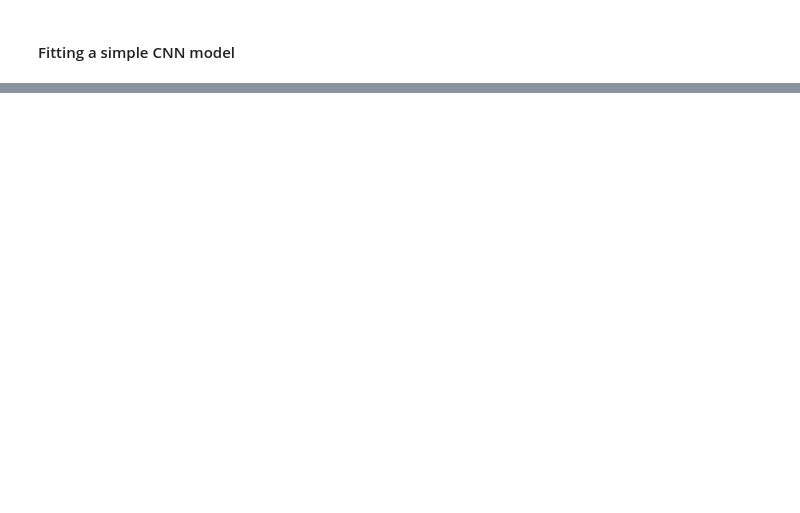
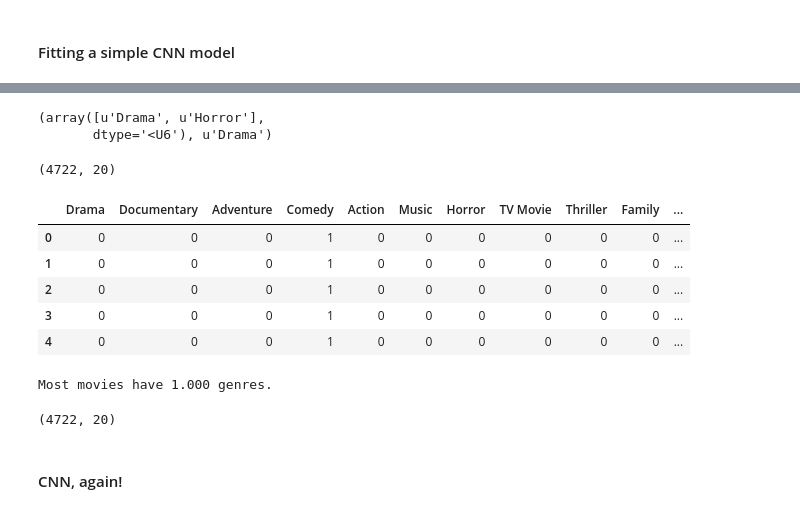
Before and after one commit to QuinnLee/cs109-project, a Jupyter notebook: notebooks/milestone_4/aa_ML4_CNN.ipynb, the cells around one changed output, grey strips where cells are left out. Drawn from its saved outputs; the diff is of its cells as text; code cells hidden in the pictures; blank space fills up the shorter version.

```diff
--- a/notebooks/milestone_4/aa_ML4_CNN.ipynb
+++ b/notebooks/milestone_4/aa_ML4_CNN.ipynb
@@ -203,0 +222,5 @@ plt.show()
+# %%
+all_genres = [list(x) for x in y]
+all_genres_list = [item for sublist in all_genres for item in sublist]
+print(len(all_genres_list))
+all_genres[0:5]
@@ -203,0 +234,51 @@ plt.show()
+# %%
+top_genres = Counter(all_genres_list).most_common(20)
+new_y = []
+
+for row in y:
+    new_row_genre = 'other'
+    for genre in row:
+        if new_row_genre == 'other' and genre in OrderedDict(top_genres):
+            new_row_genre = genre
+        else:
+            pass
+    new_y.append(new_row_genre)
+
+
+y[0], new_y[0]
+# %% [output]
+(array([u'Drama', u'Horror'],
+       dtype='<U6'), u'Drama')
+# %%
+all_single_genres = pd.DataFrame(index = range(0,4722))
+
+for genre in new_y:
+    if genre in all_single_genres:
+        pass
+    else:
+        all_single_genres[genre] = 0
+
+for index, row in enumerate(new_y):
+    all_single_genres[genre].loc[index] = 1
+
+print(all_single_genres.shape)
+all_single_genres.head()
+# %% [output]
+(4722, 20)
+|  | Drama | Documentary | Adventure | Comedy | Action | Music | Horror | TV Movie | Thriller | Family | ... |
+| 0 | 0 | 0 | 0 | 1 | 0 | 0 | 0 | 0 | 0 | 0 | ... |
+| 1 | 0 | 0 | 0 | 1 | 0 | 0 | 0 | 0 | 0 | 0 | ... |
+| 2 | 0 | 0 | 0 | 1 | 0 | 0 | 0 | 0 | 0 | 0 | ... |
+| 3 | 0 | 0 | 0 | 1 | 0 | 0 | 0 | 0 | 0 | 0 | ... |
+| 4 | 0 | 0 | 0 | 1 | 0 | 0 | 0 | 0 | 0 | 0 | ... |
+# %%
+print("Most movies have {:.3f} genres.".format(all_single_genres.sum(axis = 1).mean()))
+# %% [output]
+Most movies have 1.000 genres.
+# %%
+Y_new = np.array(all_single_genres)
+print(Y_new.shape)
+# %% [output]
+(4722, 20)
+# %% [markdown]
+#### CNN, again!
```
Also changed, not shown: parts of 14 cells of this notebook.
